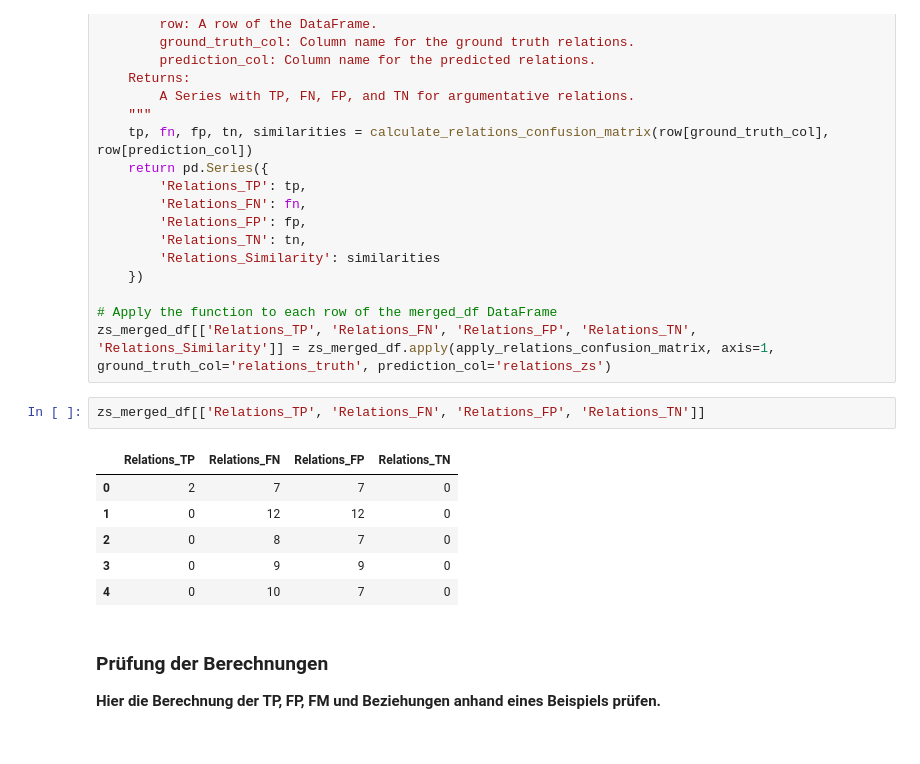
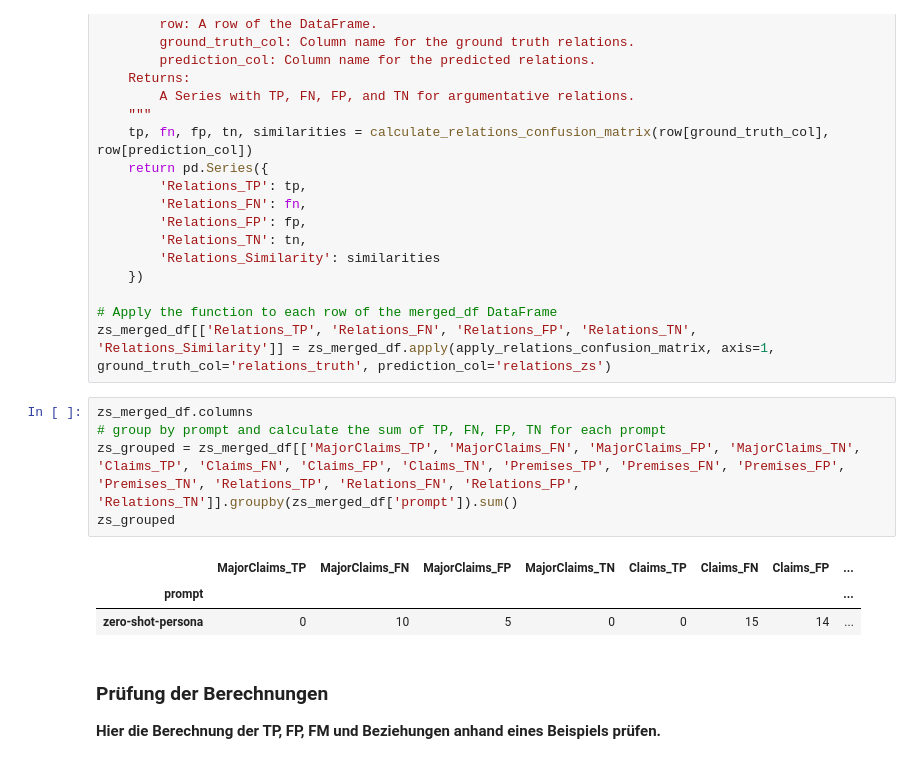
Before and after one commit to BF-DS/argument-mining, a Jupyter notebook: evaluation.ipynb, the cells around one changed output. Drawn from its saved outputs; the diff is of its cells as text.

```diff
--- a/evaluation.ipynb
+++ b/evaluation.ipynb
@@ -503,15 +505,15 @@ def apply_relations_confusion_matrix(row, ground_truth_col: str, prediction_col:
 
 # Apply the function to each row of the merged_df DataFrame
 zs_merged_df[['Relations_TP', 'Relations_FN', 'Relations_FP', 'Relations_TN', 'Relations_Similarity']] = zs_merged_df.apply(apply_relations_confusion_matrix, axis=1, ground_truth_col='relations_truth', prediction_col='relations_zs')
-# %%
-zs_merged_df[['Relations_TP', 'Relations_FN', 'Relations_FP', 'Relations_TN']]
-# %% [output]
-|  | Relations_TP | Relations_FN | Relations_FP | Relations_TN |
-| 0 | 2 | 7 | 7 | 0 |
-| 1 | 0 | 12 | 12 | 0 |
-| 2 | 0 | 8 | 7 | 0 |
-| 3 | 0 | 9 | 9 | 0 |
-| 4 | 0 | 10 | 7 | 0 |
+# %%
+zs_merged_df.columns
+# group by prompt and calculate the sum of TP, FN, FP, TN for each prompt
+zs_grouped = zs_merged_df[['MajorClaims_TP', 'MajorClaims_FN', 'MajorClaims_FP', 'MajorClaims_TN', 'Claims_TP', 'Claims_FN', 'Claims_FP', 'Claims_TN', 'Premises_TP', 'Premises_FN', 'Premises_FP', 'Premises_TN', 'Relations_TP', 'Relations_FN', 'Relations_FP', 'Relations_TN']].groupby(zs_merged_df['prompt']).sum()
+zs_grouped
+# %% [output]
+|  | MajorClaims_TP | MajorClaims_FN | MajorClaims_FP | MajorClaims_TN | Claims_TP | Claims_FN | Claims_FP | ... |
+| prompt |  |  |  |  |  |  |  | ... |
+| zero-shot-persona | 0 | 10 | 5 | 0 | 0 | 15 | 14 | ... |
 # %% [markdown]
 ### Prüfung der Berechnungen
 **Hier die Berechnung der TP, FP, FM und Beziehungen anhand eines Beispiels prüfen.**
```
Also changed, not shown: parts of 2 cells of this notebook.
